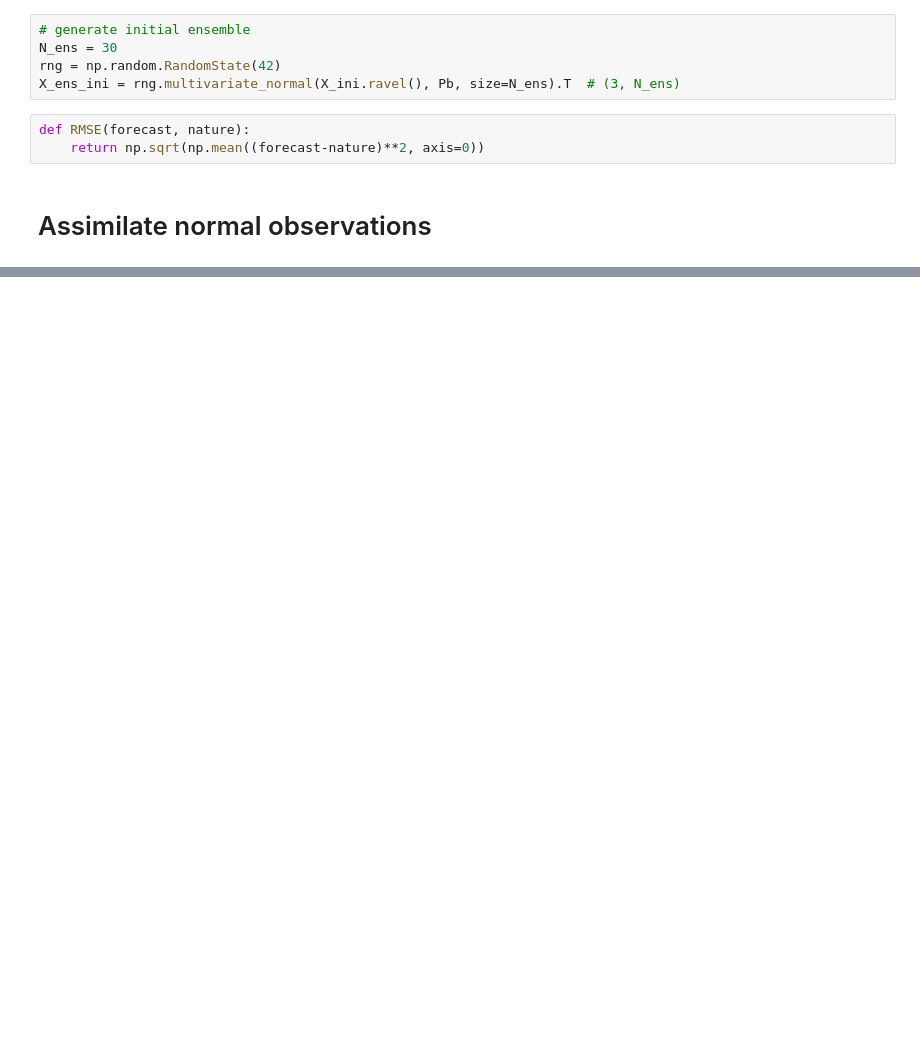
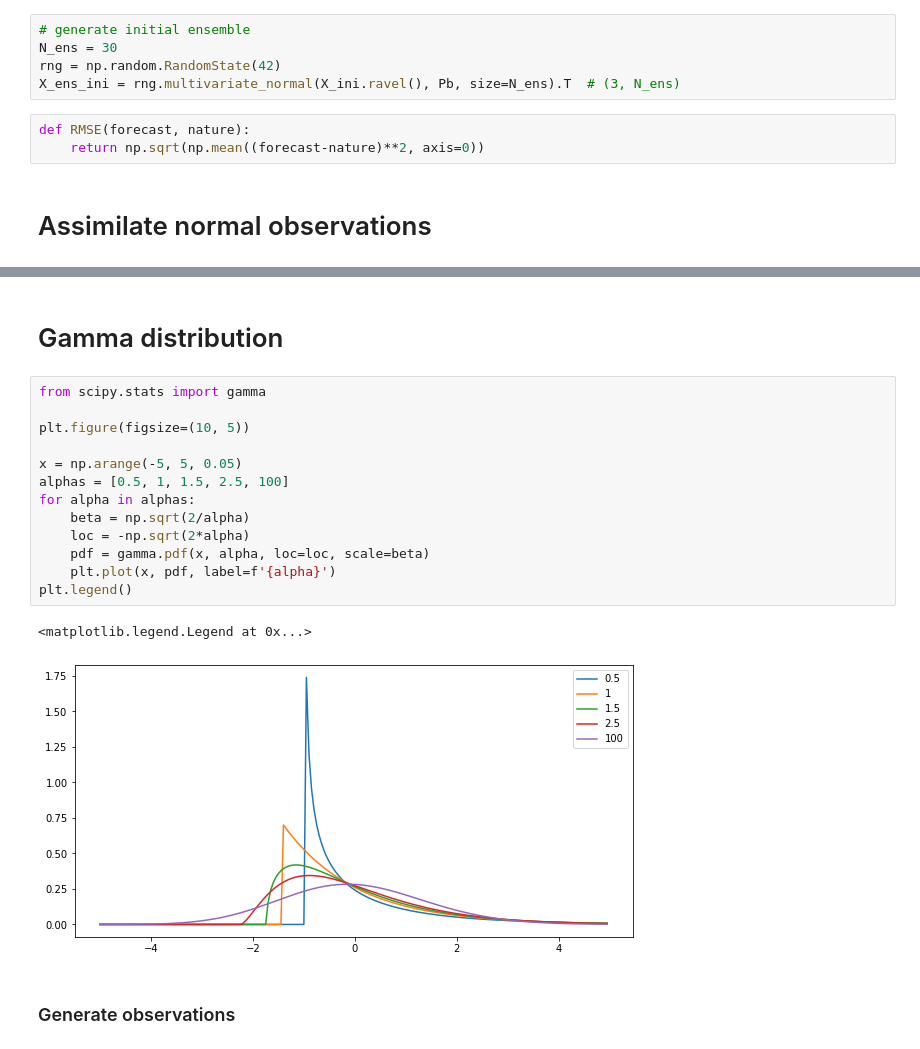
Before and after one commit to micky85lu/Data-Assimilation-Project, a Jupyter notebook: Untitled Folder/Experiment2_L63_EnKF.ipynb, the cells around one changed output, grey strips where cells are left out. Cells and saved outputs as stored; diff of their text form; blank space fills up the shorter version.

```diff
--- a/Untitled Folder/Experiment2_L63_EnKF.ipynb
+++ b/Untitled Folder/Experiment2_L63_EnKF.ipynb
@@ -56,0 +56,20 @@ print(rmse_enkf.mean())
+# %% [markdown]
+# Gamma distribution
+# %%
+from scipy.stats import gamma
+
+plt.figure(figsize=(10, 5))
+
+x = np.arange(-5, 5, 0.05)
+alphas = [0.5, 1, 1.5, 2.5, 100]
+for alpha in alphas:
+    beta = np.sqrt(2/alpha)
+    loc = -np.sqrt(2*alpha)
+    pdf = gamma.pdf(x, alpha, loc=loc, scale=beta)
+    plt.plot(x, pdf, label=f'{alpha}')
+plt.legend()
+# %% [output]
+<matplotlib.legend.Legend at 0x...>
+[figure, added]
+# %% [markdown]
+### Generate observations
```
Also changed, not shown: parts of 22 cells of this notebook, 5 other files.
